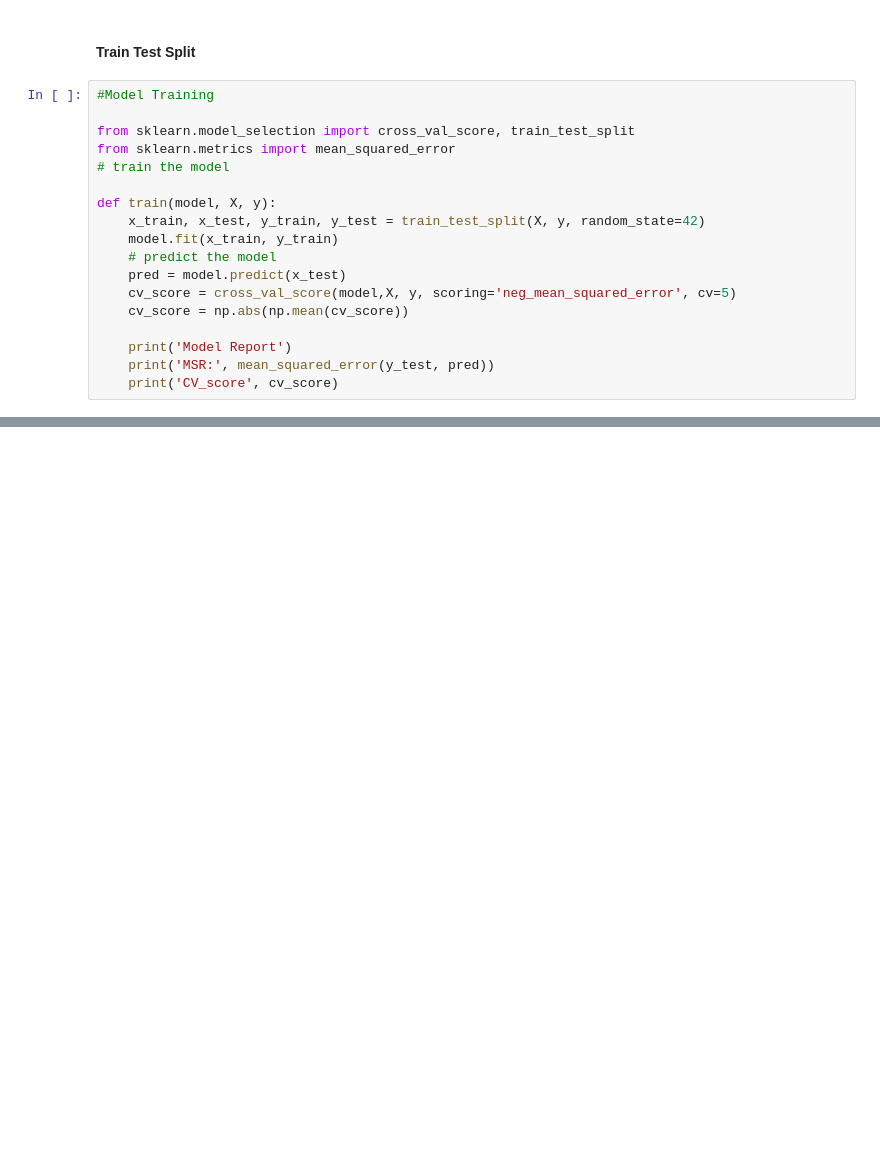
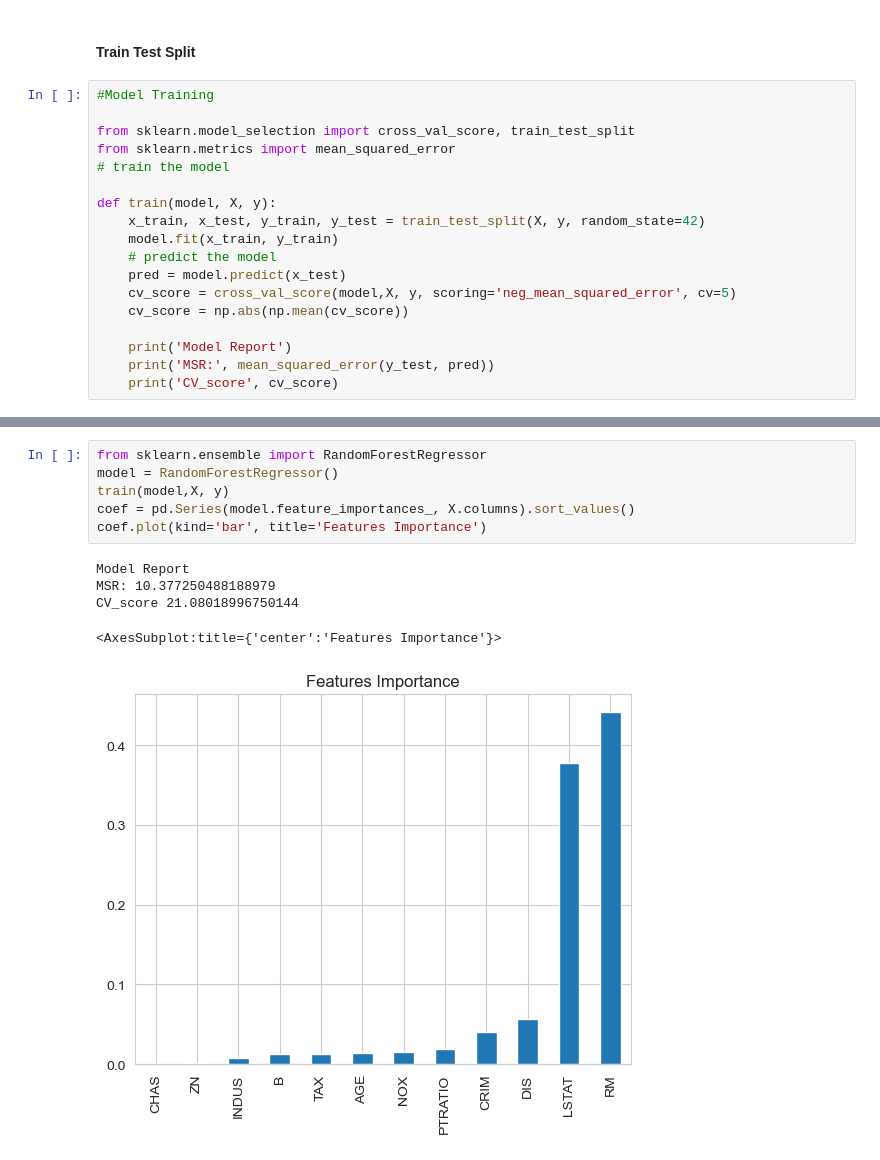
Before and after one commit to shyamghan17/MachineLearning, a Jupyter notebook: HousePricePredection/BustonHousingPrice.ipynb, the cells around one changed output, grey strips where cells are left out. Drawn from its saved outputs; the diff is of its cells as text; blank space fills up the shorter version.

```diff
--- a/HousePricePredection/BustonHousingPrice.ipynb
+++ b/HousePricePredection/BustonHousingPrice.ipynb
@@ -203,0 +216,12 @@ CV_score 35.58136621076919
+# %%
+from sklearn.ensemble import RandomForestRegressor
+model = RandomForestRegressor()
+train(model,X, y)
+coef = pd.Series(model.feature_importances_, X.columns).sort_values()
+coef.plot(kind='bar', title='Features Importance')
+# %% [output]
+Model Report
+MSR: 10.377250488188979
+CV_score 21.08018996750144
+<AxesSubplot:title={'center':'Features Importance'}>
+[figure, added]
```
Also changed, not shown: parts of 3 cells of this notebook, 1 other file.
